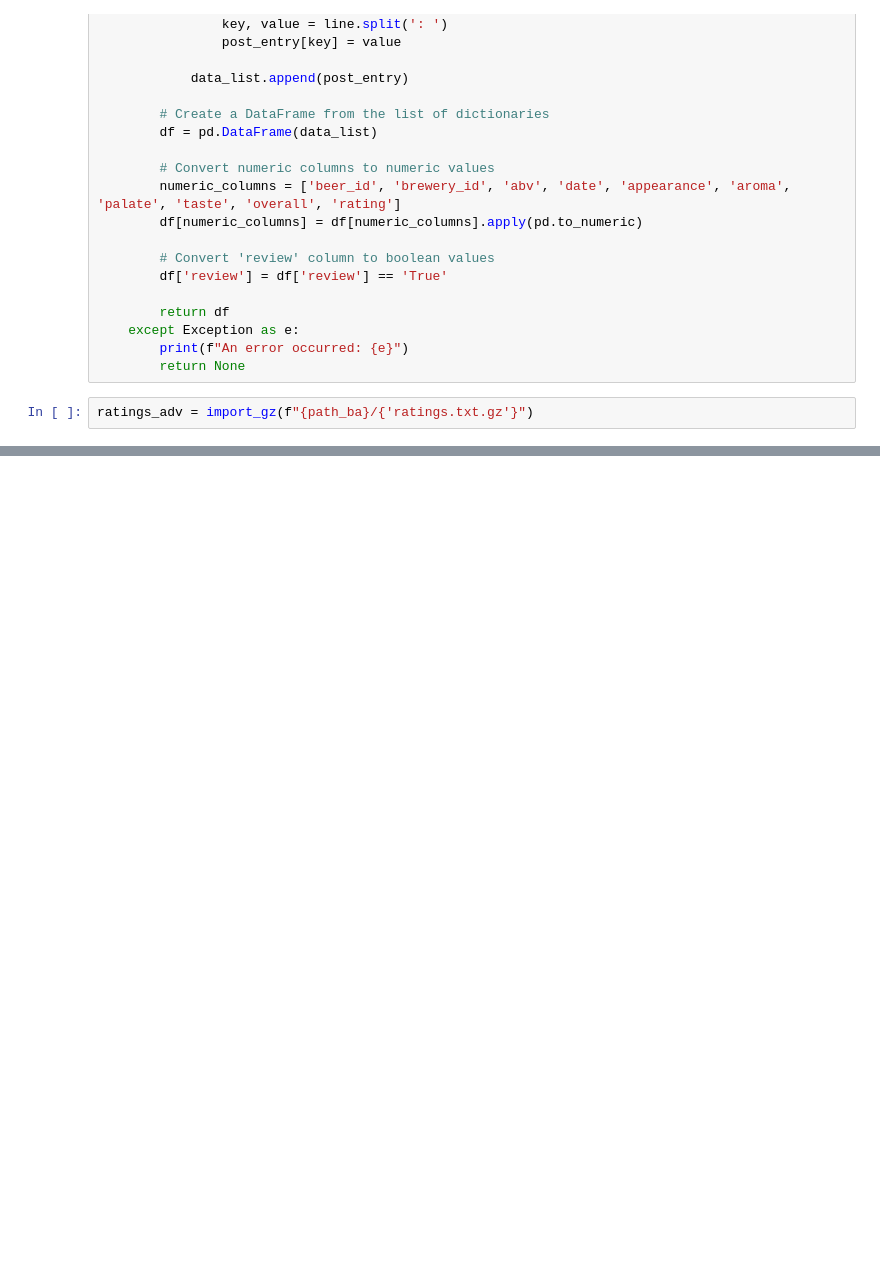
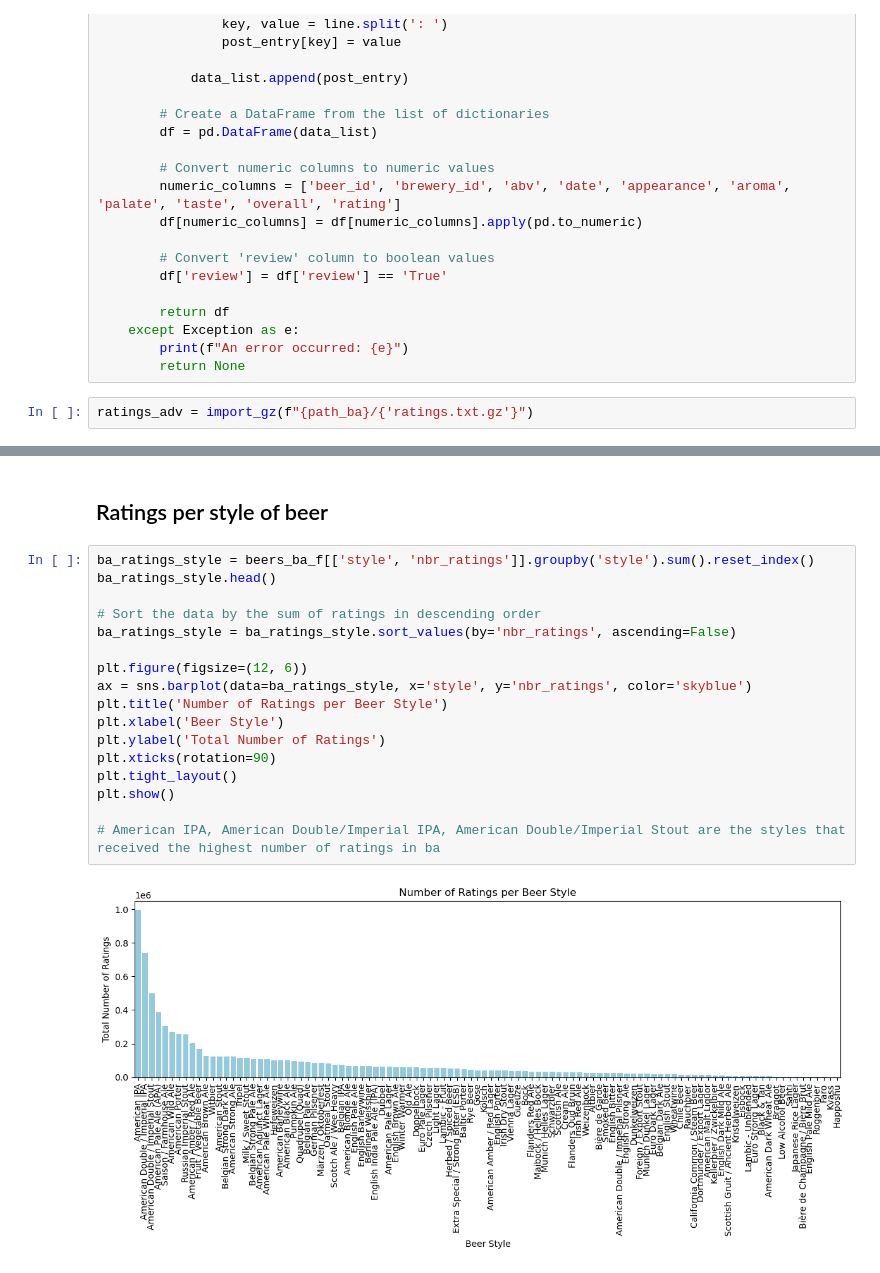
Before and after one commit to epfl-ada/ada-2023-project-dondada, a Jupyter notebook: MilestoneP2.ipynb, the cells around one changed output, grey strips where cells are left out. Saved outputs shown, nothing was run; the diff lists cells and outputs as text; blank space fills up the shorter version.

```diff
--- a/MilestoneP2.ipynb
+++ b/MilestoneP2.ipynb
@@ -66,0 +315,21 @@ ratings_adv = import_gz(f"{path_ba}/{'ratings.txt.gz'}")
+# %% [markdown]
+## Ratings per style of beer
+# %%
+ba_ratings_style = beers_ba_f[['style', 'nbr_ratings']].groupby('style').sum().reset_index()
+ba_ratings_style.head()
+
+# Sort the data by the sum of ratings in descending order
+ba_ratings_style = ba_ratings_style.sort_values(by='nbr_ratings', ascending=False)
+
+plt.figure(figsize=(12, 6))
+ax = sns.barplot(data=ba_ratings_style, x='style', y='nbr_ratings', color='skyblue')
+plt.title('Number of Ratings per Beer Style')
+plt.xlabel('Beer Style')
+plt.ylabel('Total Number of Ratings')
+plt.xticks(rotation=90)
+plt.tight_layout()
+plt.show()
+
+# American IPA, American Double/Imperial IPA, American Double/Imperial Stout are the styles that received the highest number of ratings in ba
+# %% [output]
+[figure, added]
```
Also changed, not shown: parts of 37 cells of this notebook.
